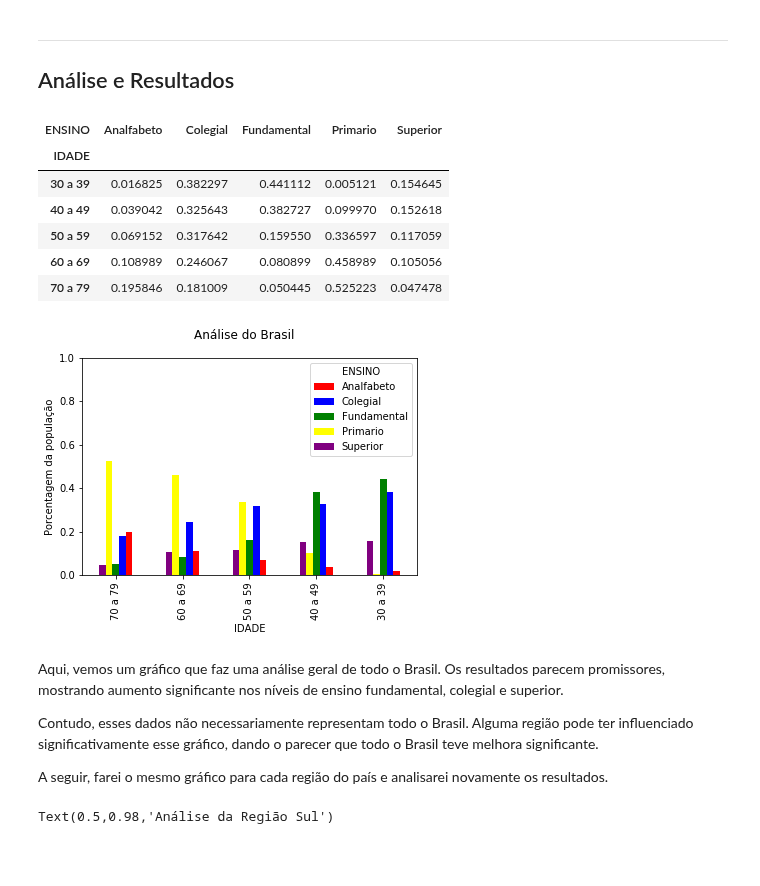
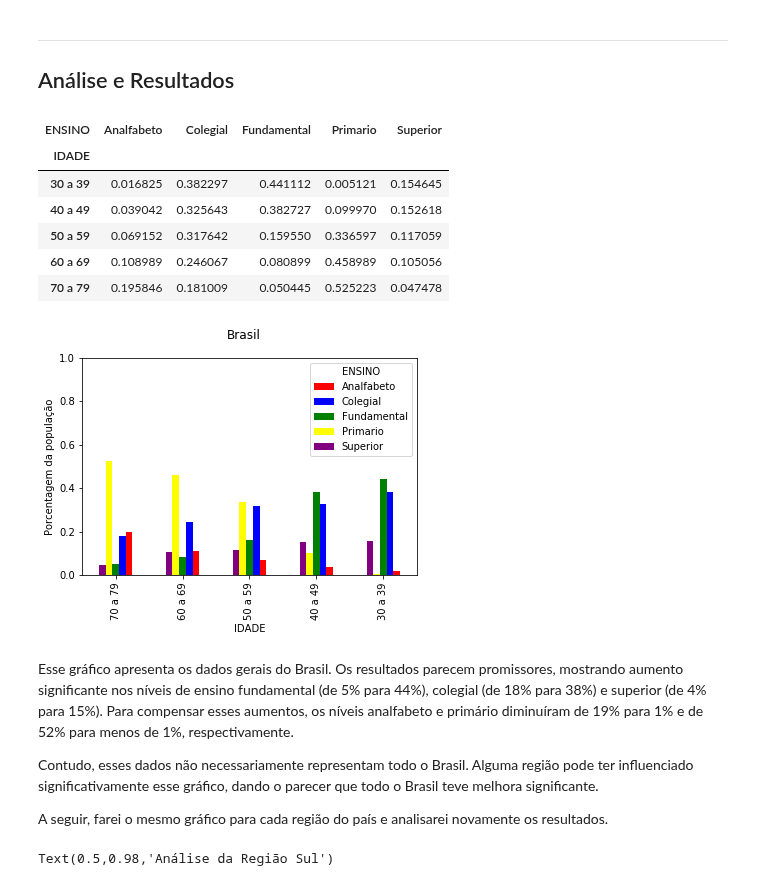
Before and after one commit to Alexandreae/Dados2018, a Jupyter notebook: Projeto1/Projeto1 Layout.ipynb, the cells around one changed output. Cells and saved outputs as stored; diff of their text form; code cells hidden in the pictures; blank space fills up the shorter version.

```diff
--- a/Projeto1/Projeto1 Layout.ipynb
+++ b/Projeto1/Projeto1 Layout.ipynb
@@ -104,22 +104,22 @@ dfs=df[df.REGIAO.isin(["Sul"])]
 # %%
 plot=pd.crosstab(df.IDADE,df.ENSINO).apply(lambda r: r/r.sum(), axis=1).plot(kind='bar', color=("red","blue","green","yellow","Purple"))
 plt.ylim((0,1))
 plt.ylabel("Porcentagem da população")
 plt.gca().invert_xaxis()
-plt.suptitle('Análise do Brasil')
+plt.suptitle('Brasil')
 
 pd.crosstab(df.IDADE,df.ENSINO).apply(lambda r: r/r.sum(), axis=1)
 # %% [output]
 | ENSINO | Analfabeto | Colegial | Fundamental | Primario | Superior |
 | IDADE |  |  |  |  |  |
 | 30 a 39 | 0.016825 | 0.382297 | 0.441112 | 0.005121 | 0.154645 |
 | 40 a 49 | 0.039042 | 0.325643 | 0.382727 | 0.099970 | 0.152618 |
 | 50 a 59 | 0.069152 | 0.317642 | 0.159550 | 0.336597 | 0.117059 |
 | 60 a 69 | 0.108989 | 0.246067 | 0.080899 | 0.458989 | 0.105056 |
 | 70 a 79 | 0.195846 | 0.181009 | 0.050445 | 0.525223 | 0.047478 |
-[figure, old version]
+[figure, new version]
 # %% [markdown]
-Aqui, vemos um gráfico que faz uma análise geral de todo o Brasil. Os resultados parecem promissores, mostrando aumento significante nos níveis de ensino fundamental, colegial e superior.
+Esse gráfico apresenta os dados gerais do Brasil. Os resultados parecem promissores, mostrando aumento significante nos níveis de ensino fundamental (de 5% para 44%), colegial (de 18% para 38%) e superior (de 4% para 15%). Para compensar esses aumentos, os níveis analfabeto e primário diminuíram de 19% para 1% e de 52% para menos de 1%, respectivamente.
 
 Contudo, esses dados não necessariamente representam todo o Brasil. Alguma região pode ter influenciado significativamente esse gráfico, dando o parecer que todo o Brasil teve melhora significante.
 
```
Also changed, not shown: parts of 5 cells of this notebook.
